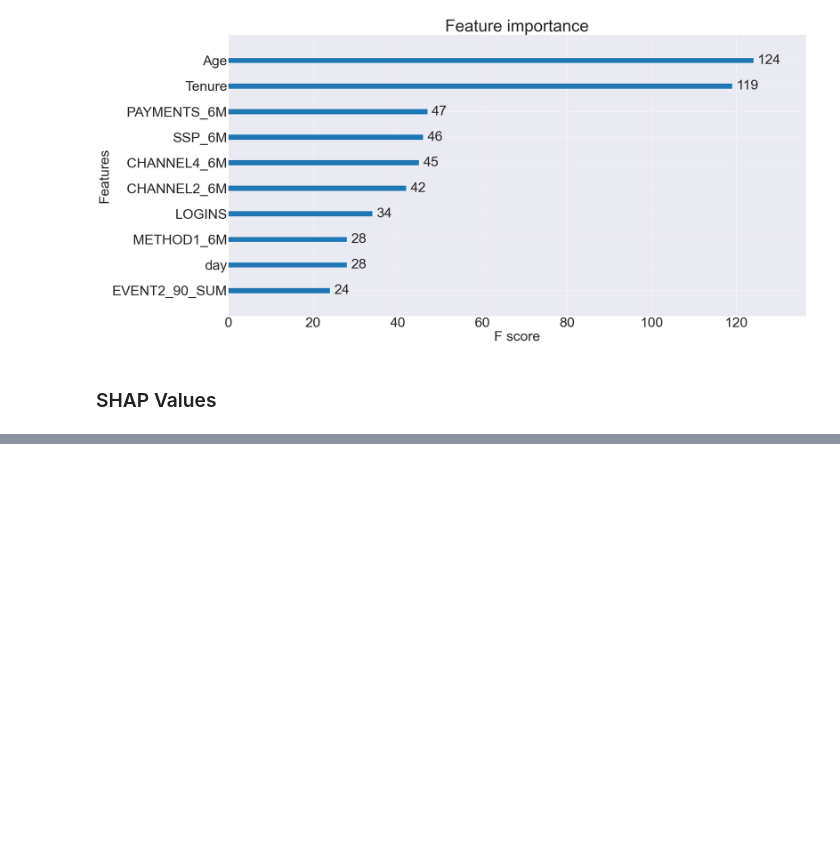
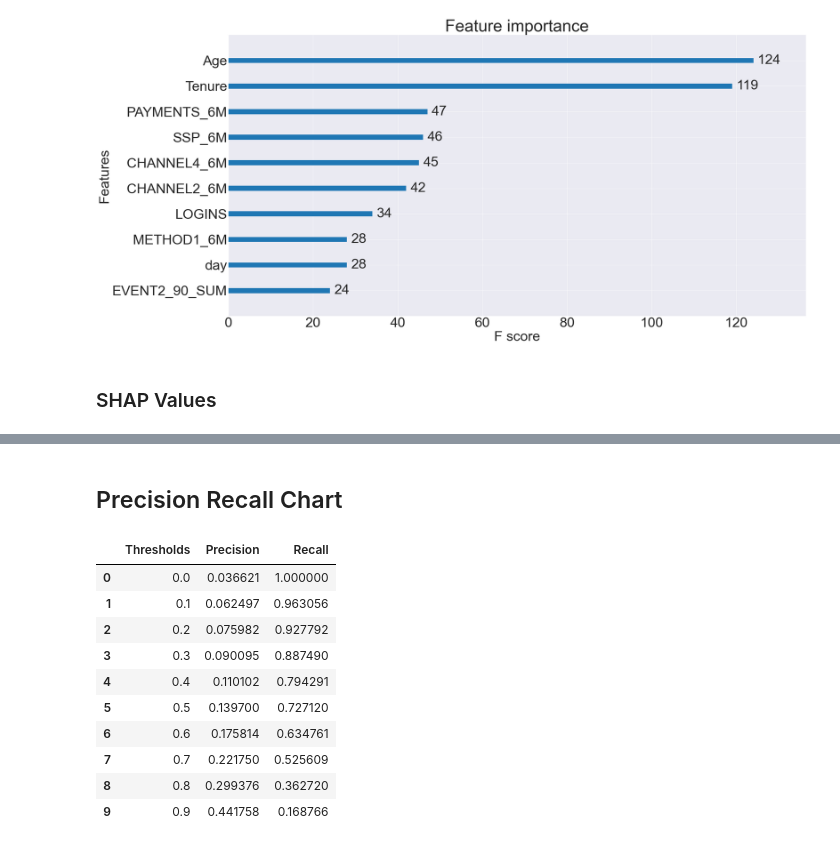
Before and after one commit to StevenLoaiza/Marketing, a Jupyter notebook: Geico_Mini_Project.ipynb, the cells around one changed output, grey strips where cells are left out. Saved outputs shown, nothing was run; the diff lists cells and outputs as text; code cells hidden in the pictures; blank space fills up the shorter version.

Commit message:
Precision Recall chart

```diff
--- a/Geico_Mini_Project.ipynb
+++ b/Geico_Mini_Project.ipynb
@@ -702,0 +705,28 @@ shap.summary_plot(shap_values, X)
+# %% [markdown]
+## Precision Recall Chart
+# %%
+from sklearn.metrics import precision_score,recall_score
+predictions=xg_y_pred[:,1]
+a=[]
+b=[]
+threshold=list(np.arange(0,1.0,.1))
+for i in range(10):
+    new_pred=np.where(predictions<threshold[i],0,1)
+    a.append(precision_score(y_test,new_pred))
+    b.append(recall_score(y_test,new_pred))
+
+prec_recall_chart=pd.DataFrame([threshold,a,b]).transpose()
+# %%
+prec_recall_chart.rename(columns={0:'Thresholds',1:'Precision',2:'Recall'})
+# %% [output]
+|  | Thresholds | Precision | Recall |
+| 0 | 0.0 | 0.036621 | 1.000000 |
+| 1 | 0.1 | 0.062497 | 0.963056 |
+| 2 | 0.2 | 0.075982 | 0.927792 |
+| 3 | 0.3 | 0.090095 | 0.887490 |
+| 4 | 0.4 | 0.110102 | 0.794291 |
+| 5 | 0.5 | 0.139700 | 0.727120 |
+| 6 | 0.6 | 0.175814 | 0.634761 |
+| 7 | 0.7 | 0.221750 | 0.525609 |
+| 8 | 0.8 | 0.299376 | 0.362720 |
+| 9 | 0.9 | 0.441758 | 0.168766 |
```
Also changed, not shown: parts of 6 cells of this notebook, 1 other file.
